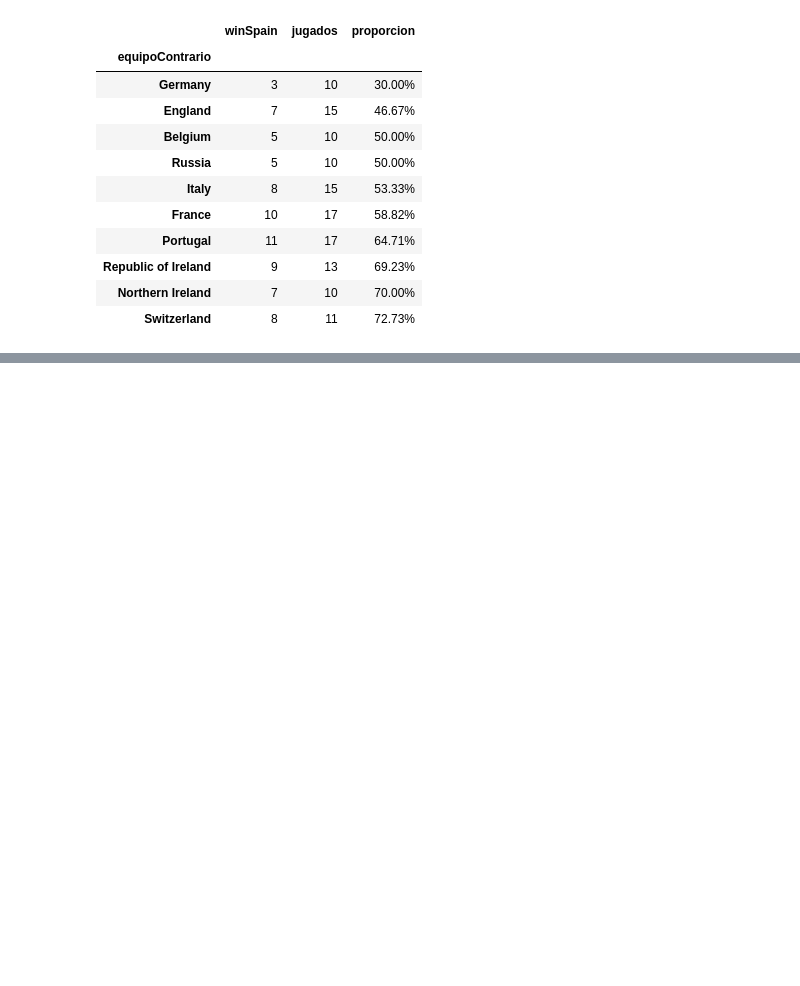
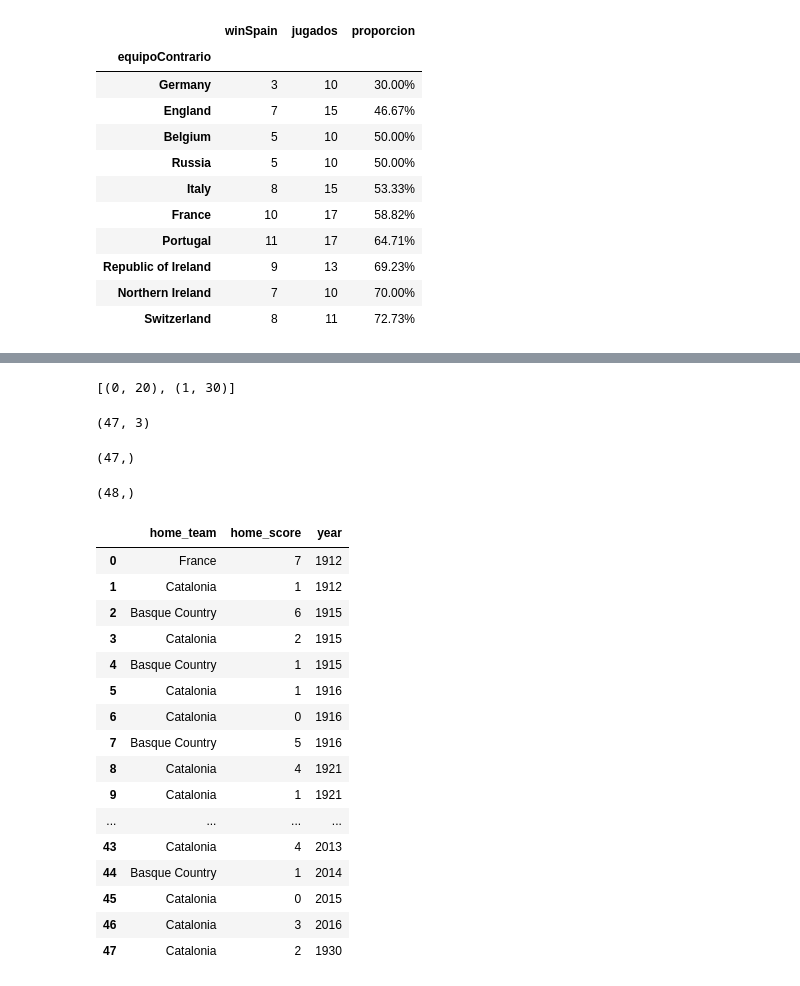
Before and after one commit to JMML2021/0501_sampling, a Jupyter notebook: 05_Sampling.ipynb, the cells around one changed output, grey strips where cells are left out. Saved outputs shown, nothing was run; the diff lists cells and outputs as text; code cells hidden in the pictures; blank space fills up the shorter version.

```diff
--- a/05_Sampling.ipynb
+++ b/05_Sampling.ipynb
@@ -850,0 +863,53 @@ KeyError: ignored
+# %%
+from collections import Counter
+# create a synthetic data set with continuous and categorical features
+rng = np.random.RandomState(42)
+n_samples = 50
+X = np.empty((n_samples, 3), dtype=object)
+X[:, 0] = rng.choice(['A', 'B', 'C'], size=n_samples).astype(object)
+X[:, 1] = rng.randn(n_samples)
+X[:, 2] = rng.randint(3, size=n_samples)
+y = np.array([0] * 20 + [1] * 30)
+print(sorted(Counter(y).items()))
+# %% [output]
+[(0, 20), (1, 30)]
+# %%
+#resumen = df5.reset_index(drop= False)
+X= df5.iloc[:,[1, 3, 10]]
+X.head()
+X.shape
+# %% [output]
+(47, 3)
+# %%
+y= df5['homeGanador']
+y.shape
+# %% [output]
+(47,)
+# %%
+
+from imblearn.over_sampling import SMOTENC
+smote_nc = SMOTENC(categorical_features=[0], random_state=0)
+X_resampled, y_resampled = smote_nc.fit_resample(X, y)
+print(y_resampled.shape)
+# %% [output]
+(48,)
+# %%
+X_resampled
+# %% [output]
+|  | home_team | home_score | year |
+| 0 | France | 7 | 1912 |
+| 1 | Catalonia | 1 | 1912 |
+| 2 | Basque Country | 6 | 1915 |
+| 3 | Catalonia | 2 | 1915 |
+| 4 | Basque Country | 1 | 1915 |
+| 5 | Catalonia | 1 | 1916 |
+| 6 | Catalonia | 0 | 1916 |
+| 7 | Basque Country | 5 | 1916 |
+| 8 | Catalonia | 4 | 1921 |
+| 9 | Catalonia | 1 | 1921 |
+| ... | ... | ... | ... |
+| 43 | Catalonia | 4 | 2013 |
+| 44 | Basque Country | 1 | 2014 |
+| 45 | Catalonia | 0 | 2015 |
+| 46 | Catalonia | 3 | 2016 |
+| 47 | Catalonia | 2 | 1930 |
```
Also changed, not shown: parts of 12 cells of this notebook.
